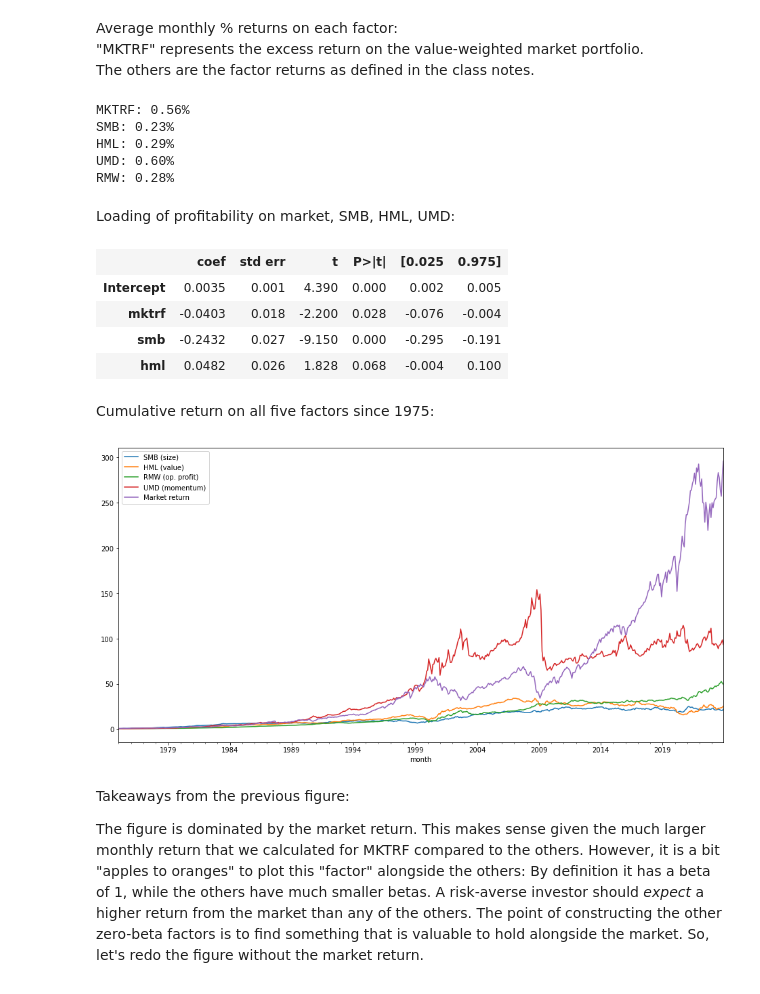
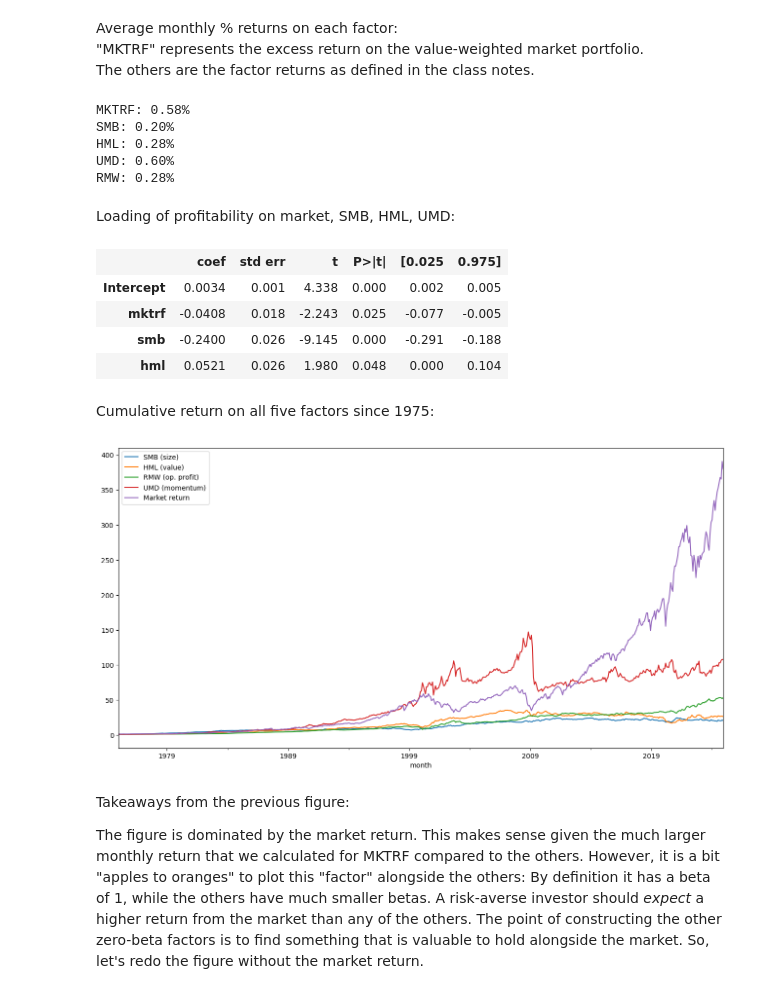
Before and after one commit to wgjm1986/FIN323, a Jupyter notebook: Module 3/Week 13 - The profitability factor/Profitability.ipynb, the cells around one changed output. Drawn from its saved outputs; the diff is of its cells as text; code cells hidden in the pictures.

```diff
--- a/Module 3/Week 13 - The profitability factor/Profitability.ipynb
+++ b/Module 3/Week 13 - The profitability factor/Profitability.ipynb
@@ -84,0 +41,20 @@ Done
+# %%
+# Fama-French factor returns
+conn = wrds.Connection(wrds_username='wmann')
+FF3F = conn.get_table(library='ff_all',table='fivefactors_monthly')
+conn.close()
+# for some reason get_table has started returning the Fama-French data with dtype '0', so convert to float:
+for key,col in FF3F.items():
+    if key == 'date' or key == 'dateff': continue
+    FF3F[key] = FF3F[key].astype('float64')
+FF3F['month'] = pd.to_datetime(FF3F['date']).dt.to_period('M')
+FF3F = FF3F.drop('date',axis=1).set_index('month')
+FF3F = FF3F['1964':'2024']
+
+# Download Ken French portfolios based on cash flow to price
+portfolios_CF = get_French_portfolios_monthly("cashflow")
+portfolios_CF = portfolios_CF['1964':'2024']
+
+# Download Ken French portfolios based on operating profitability
+portfolios_OP = get_French_portfolios_monthly("profitability")
+portfolios_OP = portfolios_OP['1964':'2024']
@@ -280,9 +260,9 @@ The others are the factor returns as defined in the class notes.
 for factor in ('mktrf','smb','hml','umd','rmw'):
     print(f"{factor.upper()}: {100*FF3F[factor].mean():.2f}%")
 # %% [output]
-MKTRF: 0.56%
-SMB: 0.23%
-HML: 0.29%
+MKTRF: 0.58%
+SMB: 0.20%
+HML: 0.28%
 UMD: 0.60%
 RMW: 0.28%
 # %% [markdown]
@@ -291,21 +271,21 @@ Loading of profitability on market, SMB, HML, UMD:
 sm.ols( "rmw ~ mktrf + smb + hml",data=FF3F).fit().summary().tables[1]
 # %% [output]
 |  | coef | std err | t | P>|t| | [0.025 | 0.975] |
-| Intercept | 0.0035 | 0.001 | 4.390 | 0.000 | 0.002 | 0.005 |
-| mktrf | -0.0403 | 0.018 | -2.200 | 0.028 | -0.076 | -0.004 |
-| smb | -0.2432 | 0.027 | -9.150 | 0.000 | -0.295 | -0.191 |
-| hml | 0.0482 | 0.026 | 1.828 | 0.068 | -0.004 | 0.100 |
+| Intercept | 0.0034 | 0.001 | 4.338 | 0.000 | 0.002 | 0.005 |
+| mktrf | -0.0408 | 0.018 | -2.243 | 0.025 | -0.077 | -0.005 |
+| smb | -0.2400 | 0.026 | -9.145 | 0.000 | -0.291 | -0.188 |
+| hml | 0.0521 | 0.026 | 1.980 | 0.048 | 0.000 | 0.104 |
 # %% [markdown]
 Cumulative return on all five factors since 1975:
 # %%
-FF3Fb = FF3F['1975':'2023']
+FF3Fb = FF3F['1975':'2024']
 (1+FF3Fb['rf']+FF3Fb['smb']).cumprod().plot(legend=True,label="SMB (size)");
 (1+FF3Fb['rf']+FF3Fb['hml']).cumprod().plot(legend=True,label="HML (value)");
 (1+FF3Fb['rf']+FF3Fb['rmw']).cumprod().plot(legend=True,label="RMW (op. profit)");
 (1+FF3Fb['rf']+FF3Fb['umd']).cumprod().plot(legend=True,label="UMD (momentum)");
 (1+FF3Fb['rf']+FF3Fb['mktrf']).cumprod().plot(legend=True,label="Market return");
 # %% [output]
-[figure, old version]
+[figure, new version]
 # %% [markdown]
 Takeaways from the previous figure:
 
```
Also changed, not shown: parts of 23 cells of this notebook, 1 other file.
